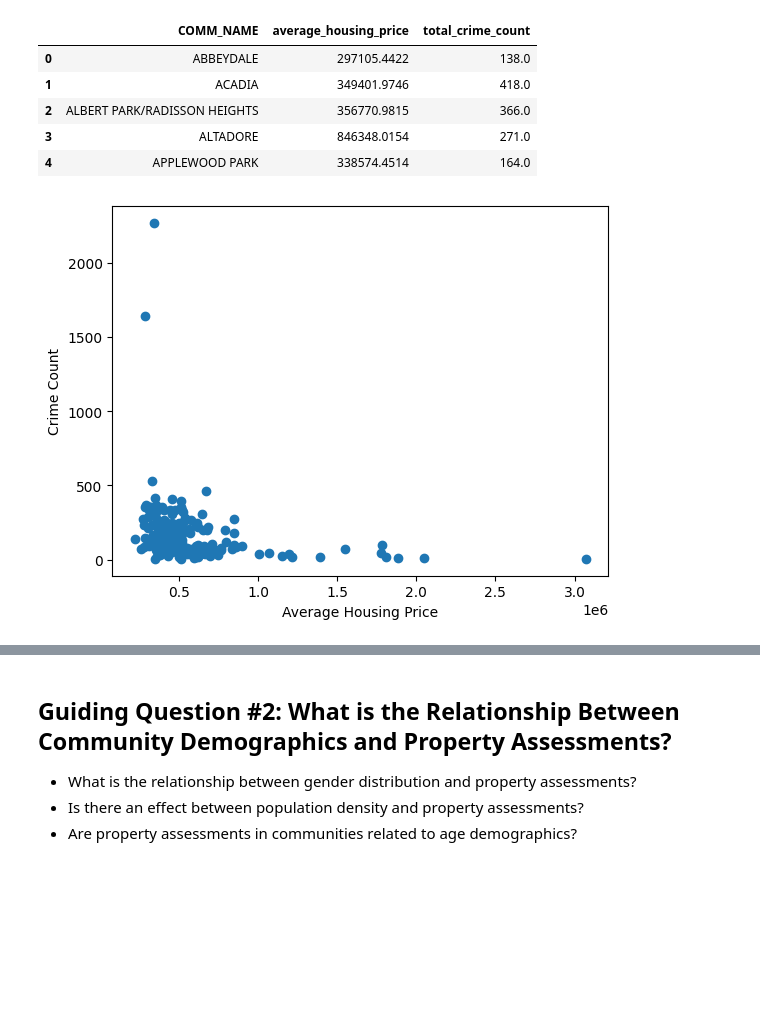
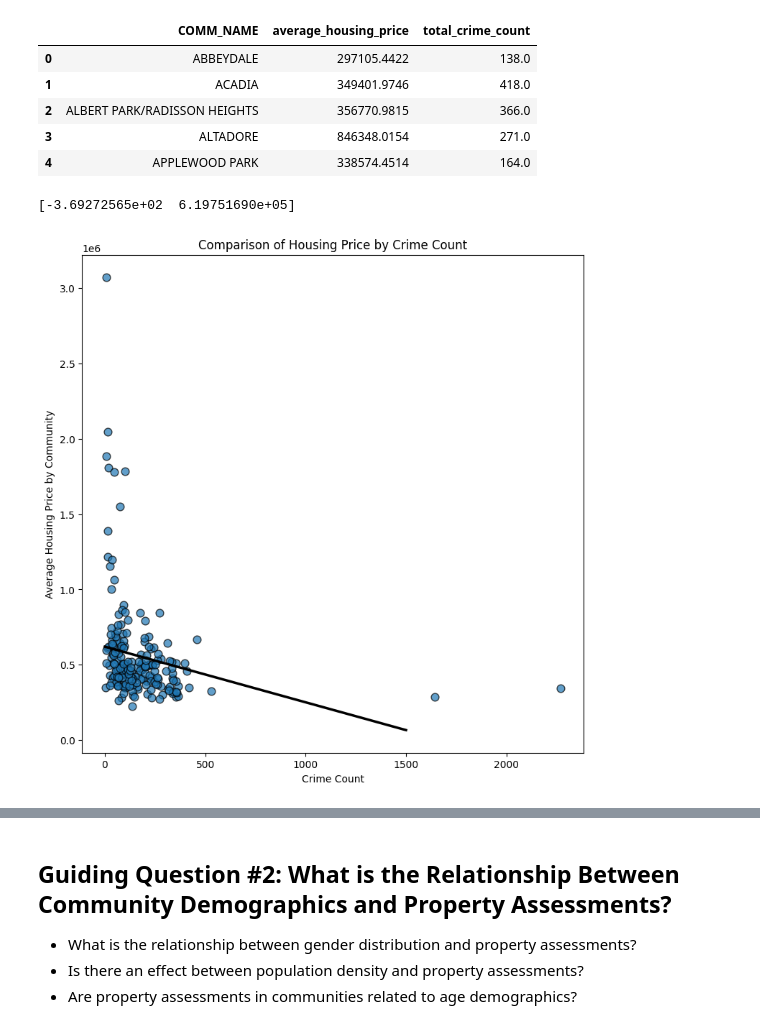
Before and after one commit to ethan2411/Data-603-604, a Jupyter notebook: Data 604 Term Project.ipynb, the cells around one changed output, grey strips where cells are left out. Cells and saved outputs as stored; diff of their text form; code cells hidden in the pictures; blank space fills up the shorter version.

Commit message:
Formatting and Graphs

```diff
--- a/Data 604 Term Project.ipynb
+++ b/Data 604 Term Project.ipynb
@@ -897,14 +898,28 @@ pricecrimetable.head()
 | 2 | ALBERT PARK/RADISSON HEIGHTS | 356770.9815 | 366.0 |
 | 3 | ALTADORE | 846348.0154 | 271.0 |
 | 4 | APPLEWOOD PARK | 338574.4514 | 164.0 |
-# %%
-plt.scatter(x=pricecrimetable["average_housing_price"], y=pricecrimetable["total_crime_count"])
-plt.xlabel("Average Housing Price")
-plt.ylabel("Crime Count")
-#plt.ylim(0,1000)
-plt.show()
-# %% [output]
-[figure, removed]
+# %%
+y = pricecrimetable["average_housing_price"]
+x = pricecrimetable["total_crime_count"]
+
+fig, ax = plt.subplots(figsize = (9, 9))
+
+ax.scatter(x, y, s=60, alpha=0.7, edgecolors="k")
+
+b, a = np.polyfit(x, y, deg=1)
+xseq = np.linspace(0, 1500, num=500)
+
+ax.plot(xseq, a + b * xseq, color="k", lw=2.5)
+plt.title("Comparison of Housing Price by Crime Count")
+plt.xlabel("Crime Count")
+plt.ylabel("Average Housing Price by Community")
+
+
+slope = np.polyfit(x, y, deg=1)
+print(slope)
+# %% [output]
+[-3.69272565e+02  6.19751690e+05]
+[figure, added]
 # %%
 #for the second question, can compare top 5 highest crime count prices with top 5 lowest crime counts
 highcrimetable = pd.read_sql_query('SELECT PropertyResults.COMM_NAME, average_housing_price, total_crime_count FROM (SELECT COMM_NAME, AVG(ASSESSED_VALUE) AS average_housing_price FROM property_data WHERE ASSESSED_VALUE BETWEEN 100000 AND 15000000 GROUP BY COMM_NAME HAVING count(COMM_CODE) > 10) AS PropertyResults JOIN ( SELECT CommunityName, SUM(CrimeCount) AS total_crime_count FROM crimestats GROUP BY CommunityName ) AS CrimeResults ON PropertyResults.COMM_NAME = CrimeResults.CommunityName Order by total_crime_count Desc Limit 5;', engine)
```
Also changed, not shown: parts of 21 cells of this notebook.
